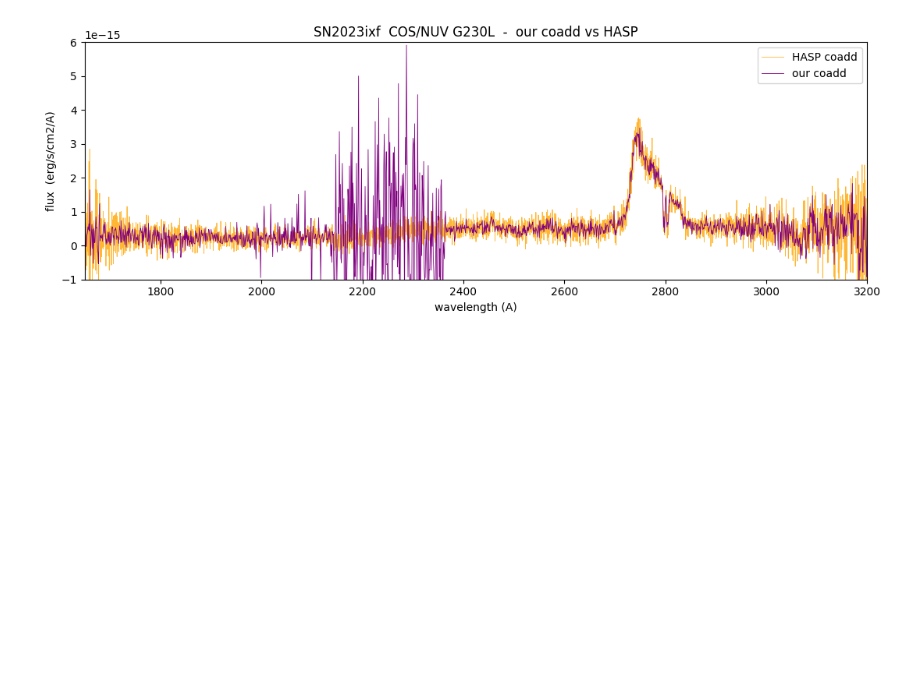
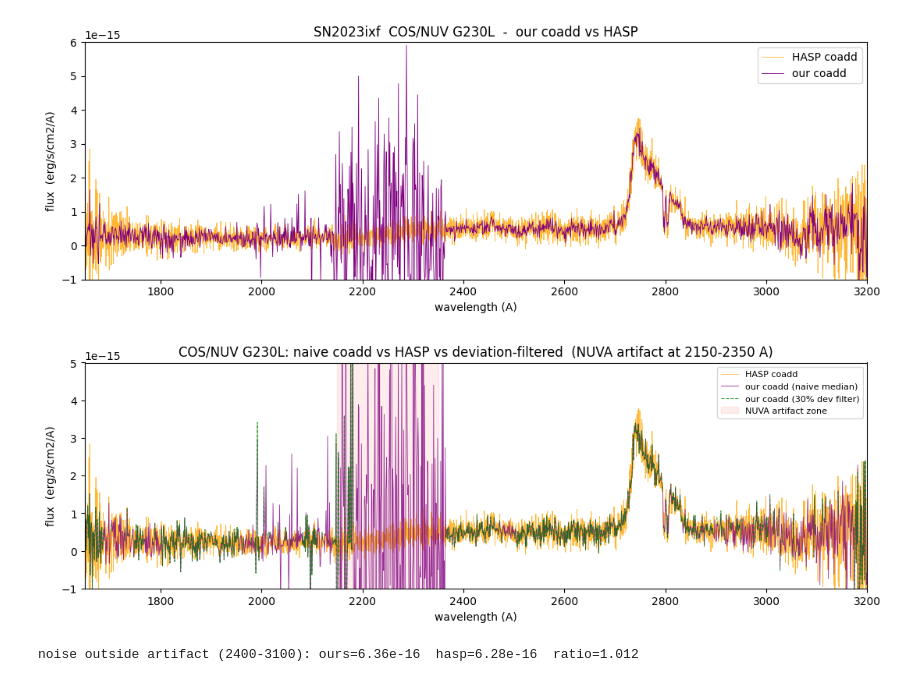
Before and after one commit to Ishaan2602/hst-uv-sn-spectra, a Jupyter notebook: notebooks/cos_sandbox.ipynb, the cells around one changed output. Drawn from its saved outputs; the diff is of its cells as text; code cells hidden in the pictures; blank space fills up the shorter version.

```diff
--- a/notebooks/cos_sandbox.ipynb
+++ b/notebooks/cos_sandbox.ipynb
@@ -352,3 +422,52 @@ plt.tight_layout(); plt.show()
 WARNING: AstropyDeprecationWarning: The Spectrum1D class is deprecated and may be removed in a future version.
         Use Spectrum instead. [_py_warnings]
 [figure]
+# %%
+# our coadd vs HASP: compare noise in each bin and show where they diverge.
+# the 2150-2350A discrepancy is the NUVA stripe artifact. HASP drops it via a per-bin flux-deviation
+# filter (reject exposures that deviate >~5% from the running median per wavelength bin); our naive
+# nanmedian keeps it in. demo of what the filter would look like, and quantify our noise advantage.
+import glob, numpy as np, matplotlib.pyplot as plt
+from astropy.table import Table
+
+sums = sorted(glob.glob('../data/2023ixf/mastDownload/HST/lf8803[0-9]*/lf8803*_x1dsum.fits'))
+all_w, all_f = [], []
+for fn in sums:
+    t = Table.read(fn, hdu=1)
+    for i in range(len(t)):
+        g = t['DQ_WGT'][i] > 0
+        all_w.append(np.asarray(t['WAVELENGTH'][i][g], float))
+        all_f.append(np.asarray(t['FLUX'][i][g], float))
+cax = np.arange(1650, 3200, 1.0)
+stack = [np.interp(cax, w[np.argsort(w)], f[np.argsort(w)], left=np.nan, right=np.nan) for w, f in zip(all_w, all_f)]
+stack = np.vstack(stack)
+
+# hasp coadd
+hpath = glob.glob('../data/2023ixf/mastDownload/HST/hst_hasp_17497*/*cspec.fits')[0]
+hc = Table.read(hpath, hdu=1)
+hw, hf, heff = hc['WAVELENGTH'][0], hc['FLUX'][0], hc['EFF_EXPTIME'][0]
+hm = (heff > 0) & np.isfinite(hf) & (hw > 1650) & (hw < 3200)
+
+# naive median = our coadd; deviation-filtered = approximate what HASP does
+naive = np.nanmedian(stack, axis=0)
+med_stack = np.nanmedian(stack, axis=0, keepdims=True)
+devfrac = np.abs(stack - med_stack) / (np.abs(med_stack) + 1e-30)
+filtered_stack = np.where(devfrac < 0.30, stack, np.nan)   # 30% threshold demo
+filtered = np.nanmedian(filtered_stack, axis=0)
+
+plt.figure(figsize=(11, 4))
+plt.plot(hw[hm], hf[hm], lw=0.6, color='orange', alpha=0.8, label='HASP coadd')
+plt.plot(cax, naive, lw=0.6, color='purple', alpha=0.8, label='our coadd (naive median)')
+plt.plot(cax, filtered, lw=0.8, color='green', alpha=0.7, ls='--', label='our coadd (30% dev filter)')
+plt.xlim(1650, 3200); plt.ylim(-1e-15, 5e-15)
+plt.axvspan(2150, 2350, color='red', alpha=0.07, label='NUVA artifact zone')
+plt.xlabel('wavelength (A)'); plt.ylabel('flux  (erg/s/cm2/A)'); plt.legend(fontsize=8)
+plt.title('COS/NUV G230L: naive coadd vs HASP vs deviation-filtered  (NUVA artifact at 2150-2350 A)')
+plt.tight_layout(); plt.show()
+# quick noise comparison outside the artifact zone
+m = (cax > 2400) & (cax < 3100)
+our_noise = np.nanstd(naive[m]); hasp_noise = np.nanstd(np.interp(cax[m], hw[hm], hf[hm], left=np.nan, right=np.nan))
+print(f'noise outside artifact (2400-3100): ours={our_noise:.2e}  hasp={hasp_noise:.2e}  ratio={our_noise/hasp_noise:.3f}')
+# %% [output]
+[figure, added]
+noise outside artifact (2400-3100): ours=6.36e-16  hasp=6.28e-16  ratio=1.012
```
Also changed, not shown: parts of 3 cells of this notebook, 39 other files.
